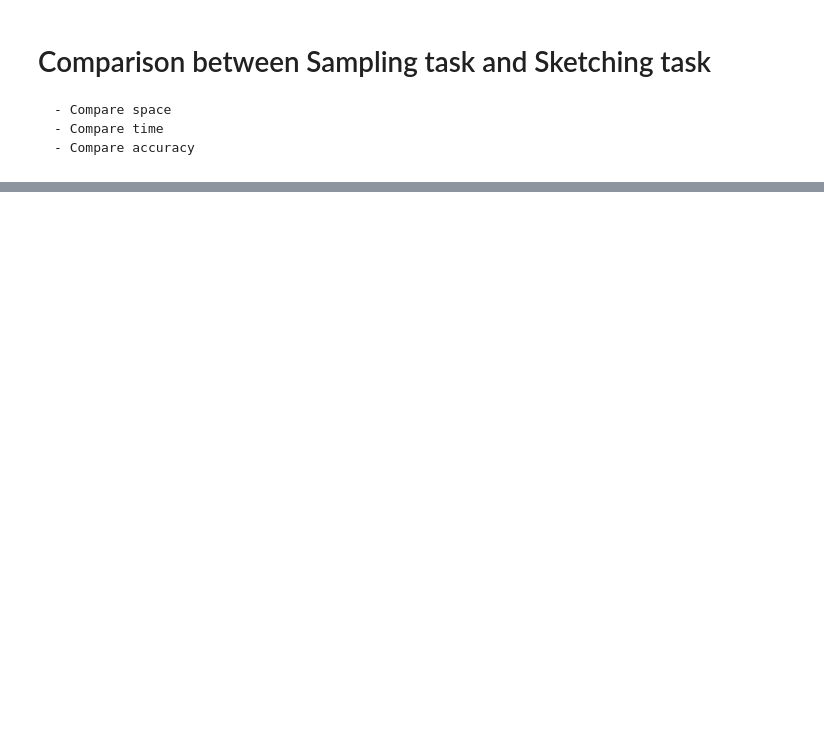
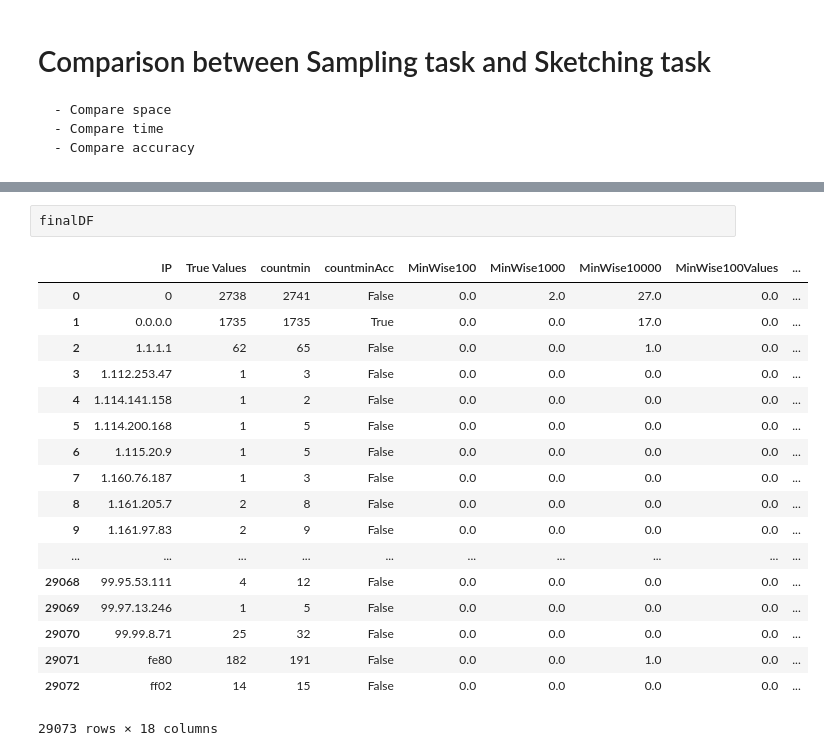
Before and after one commit to PedroCaldeira/CDA2018_G35, a Jupyter notebook: 3rd assignment/Task Sketching.ipynb, the cells around one changed output, grey strips where cells are left out. Saved outputs shown, nothing was run; the diff lists cells and outputs as text; blank space fills up the shorter version.

```diff
--- a/3rd assignment/Task Sketching.ipynb
+++ b/3rd assignment/Task Sketching.ipynb
@@ -239,0 +270,21 @@ def hash_function(n):
+# %%
+finalDF
+# %% [output]
+|  | IP | True Values | countmin | countminAcc | MinWise100 | MinWise1000 | MinWise10000 | MinWise100Values | ... |
+| 0 | 0 | 2738 | 2741 | False | 0.0 | 2.0 | 27.0 | 0.0 | ... |
+| 1 | 0.0.0.0 | 1735 | 1735 | True | 0.0 | 0.0 | 17.0 | 0.0 | ... |
+| 2 | 1.1.1.1 | 62 | 65 | False | 0.0 | 0.0 | 1.0 | 0.0 | ... |
+| 3 | 1.112.253.47 | 1 | 3 | False | 0.0 | 0.0 | 0.0 | 0.0 | ... |
+| 4 | 1.114.141.158 | 1 | 2 | False | 0.0 | 0.0 | 0.0 | 0.0 | ... |
+| 5 | 1.114.200.168 | 1 | 5 | False | 0.0 | 0.0 | 0.0 | 0.0 | ... |
+| 6 | 1.115.20.9 | 1 | 5 | False | 0.0 | 0.0 | 0.0 | 0.0 | ... |
+| 7 | 1.160.76.187 | 1 | 3 | False | 0.0 | 0.0 | 0.0 | 0.0 | ... |
+| 8 | 1.161.205.7 | 2 | 8 | False | 0.0 | 0.0 | 0.0 | 0.0 | ... |
+| 9 | 1.161.97.83 | 2 | 9 | False | 0.0 | 0.0 | 0.0 | 0.0 | ... |
+| ... | ... | ... | ... | ... | ... | ... | ... | ... | ... |
+| 29068 | 99.95.53.111 | 4 | 12 | False | 0.0 | 0.0 | 0.0 | 0.0 | ... |
+| 29069 | 99.97.13.246 | 1 | 5 | False | 0.0 | 0.0 | 0.0 | 0.0 | ... |
+| 29070 | 99.99.8.71 | 25 | 32 | False | 0.0 | 0.0 | 0.0 | 0.0 | ... |
+| 29071 | fe80 | 182 | 191 | False | 0.0 | 0.0 | 1.0 | 0.0 | ... |
+| 29072 | ff02 | 14 | 15 | False | 0.0 | 0.0 | 0.0 | 0.0 | ... |
+29073 rows × 18 columns
```
Also changed, not shown: parts of 34 cells of this notebook, 4 other files.
